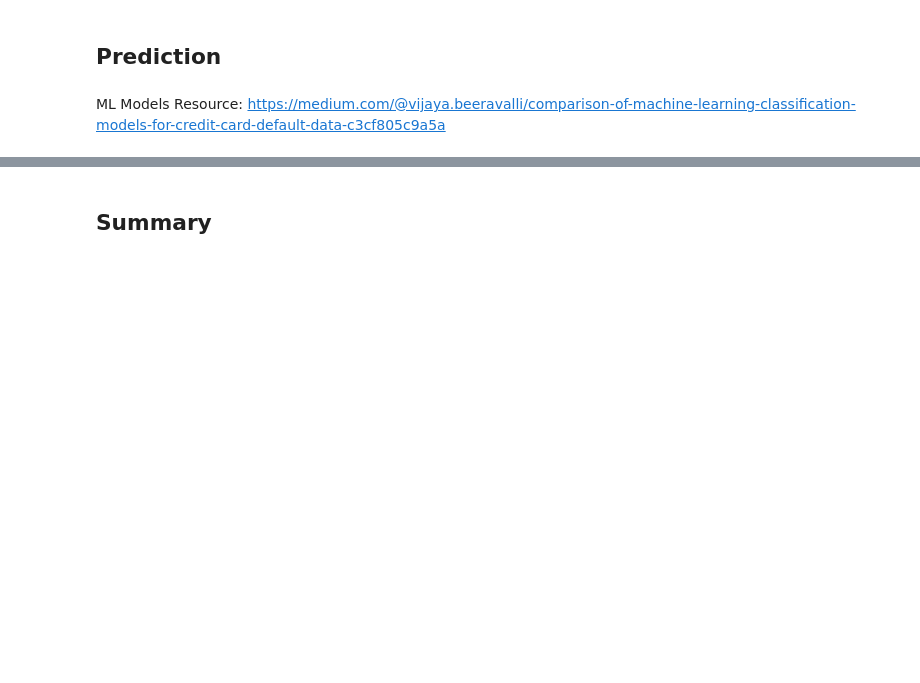
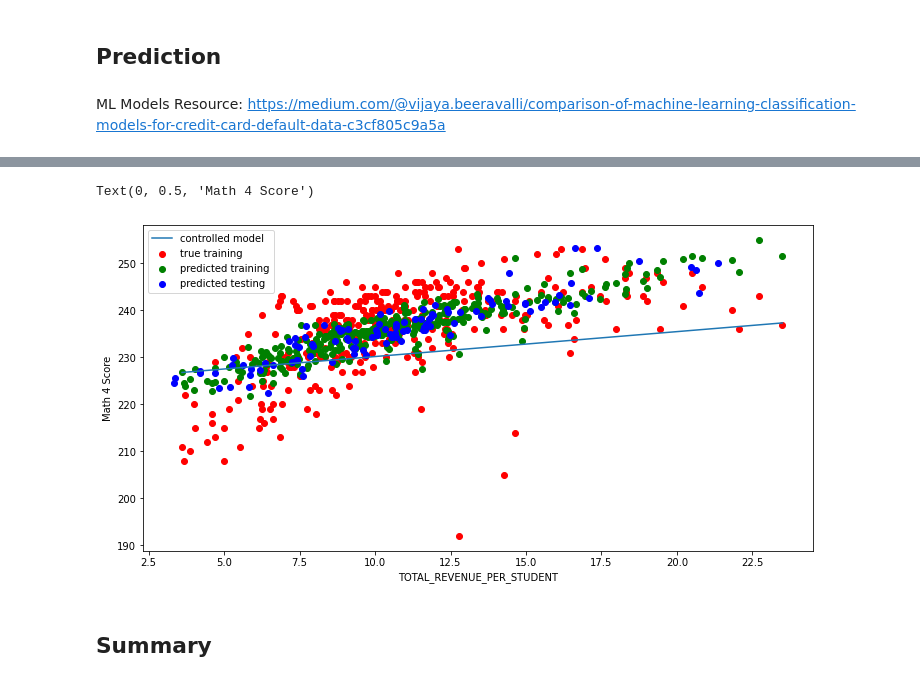
Before and after one commit to carolizh/MDST, a Jupyter notebook: checkpoint2/checkpoint2.ipynb, the cells around one changed output, grey strips where cells are left out. Drawn from its saved outputs; the diff is of its cells as text; code cells hidden in the pictures; blank space fills up the shorter version.

```diff
--- a/checkpoint2/checkpoint2.ipynb
+++ b/checkpoint2/checkpoint2.ipynb
@@ -144,6 +170,9 @@ y = ??
+# %%
+X = data[['GRADES_4_G', 'GRADES_4_RELATIVE', 'TOTAL_EXPENDITURE_PER_STUDENT', 'TOTAL_REVENUE_PER_STUDENT']].dropna()
+y = data.loc[X.index]['AVG_MATH_4_SCORE']
 # %%
 X_train, X_test, y_train, y_test = train_test_split(
-     X, y, test_size=??, random_state=0)
+     X, y, test_size=0.25, random_state=0)
 # %% [markdown]
 <h2> Prediction </h2>
 # %% [markdown]
@@ -155,5 +185,5 @@ Chosen ML task: **<REGRESSION/CLASSIFICATION>**
 # %%
 # create your model here
-model =
+model = LinearRegression()
 # %%
 model.fit(X_train, y_train)
@@ -168,25 +202,28 @@ plot_confusion_matrix(model, X_test, y_test,
 # %%
 # FOR REGRESSION ONLY: (pick a single column to visualize results)
 
 # Results from this graph _should not_ be used as a part of your results -- it is just here to help with intuition.
 # Instead, look at the error values and individual intercepts.
 
 
-col_name = ??
+col_name = 'TOTAL_REVENUE_PER_STUDENT'
 col_index = X_train.columns.get_loc(col_name)
 
 f = plt.figure(figsize=(12,6))
 plt.scatter(X_train[col_name], y_train, color = "red")
 plt.scatter(X_train[col_name], model.predict(X_train), color = "green")
 plt.scatter(X_test[col_name], model.predict(X_test), color = "blue")
 
 new_x = np.linspace(X_train[col_name].min(),X_train[col_name].max(),200)
 intercept = model.predict([X_train.sort_values(col_name).iloc[0]]) - X_train[col_name].min()*model.coef_[col_index]
 plt.plot(new_x, intercept+new_x*model.coef_[col_index])
 
 plt.legend(['controlled model','true training','predicted training','predicted testing'])
 plt.xlabel(col_name)
-plt.ylabel(??)
+plt.ylabel('Math 4 Score')
+# %% [output]
+Text(0, 0.5, 'Math 4 Score')
+[figure, added]
 # %% [markdown]
 <h2> Summary </h2>
 # %% [markdown]
```
Also changed, not shown: parts of 20 cells of this notebook.
